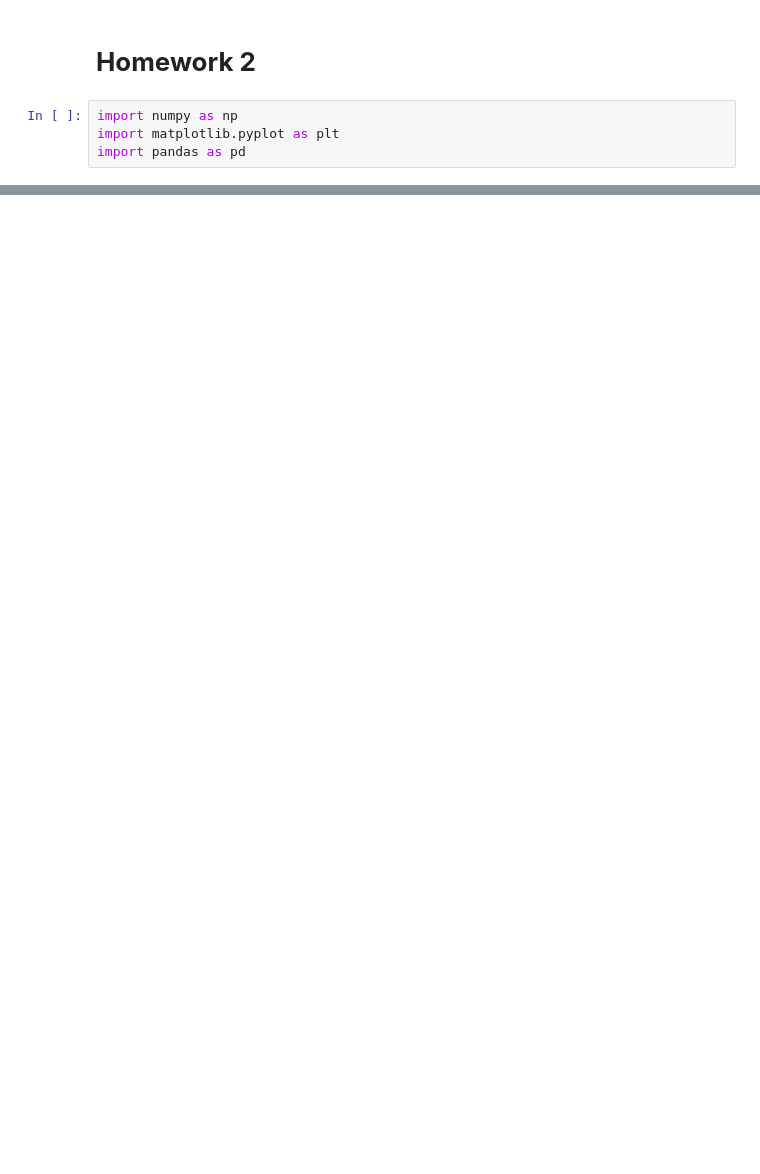
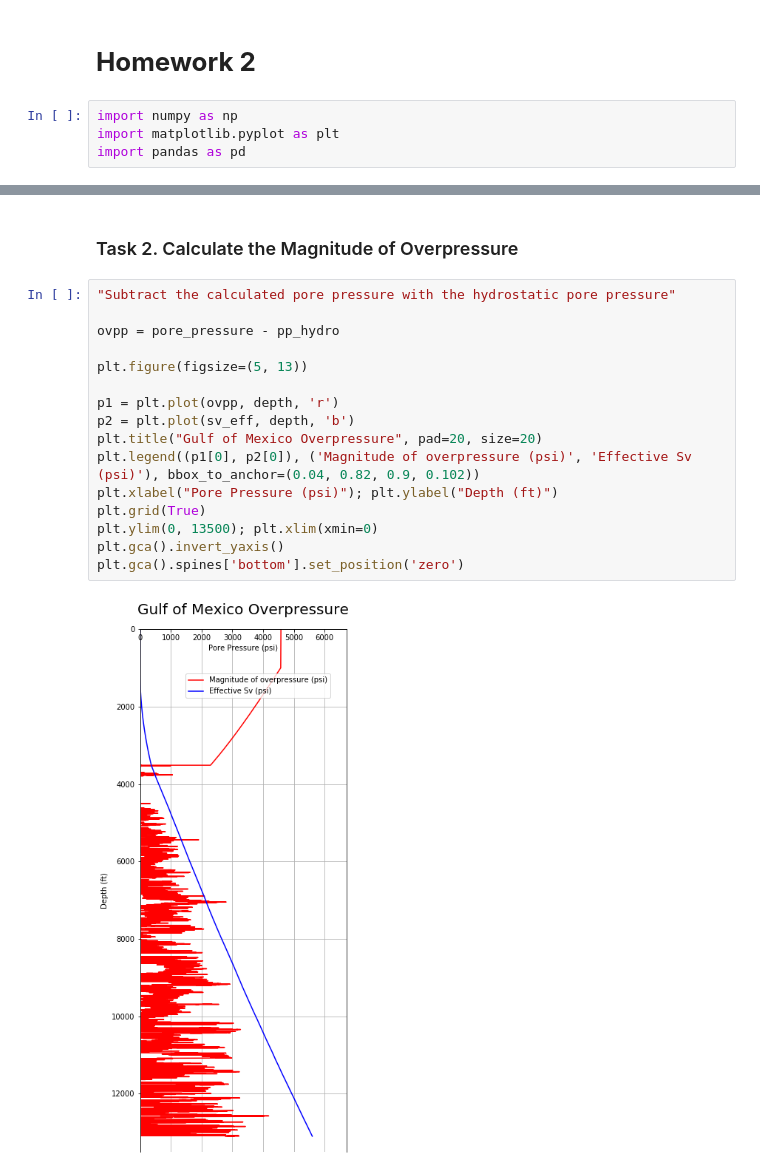
Before and after one commit to yohanesnuwara/reservoir-geomechanics, a Jupyter notebook: homework 2/homework2.ipynb, the cells around one changed output, grey strips where cells are left out. Drawn from its saved outputs; the diff is of its cells as text; blank space fills up the shorter version.

```diff
--- a/homework 2/homework2.ipynb
+++ b/homework 2/homework2.ipynb
@@ -18,0 +110,20 @@ Unpacking objects: 100% (44/44), done.
+# %% [markdown]
+### Task 2. Calculate the Magnitude of Overpressure
+# %%
+"Subtract the calculated pore pressure with the hydrostatic pore pressure"
+
+ovpp = pore_pressure - pp_hydro
+
+plt.figure(figsize=(5, 13))
+
+p1 = plt.plot(ovpp, depth, 'r')
+p2 = plt.plot(sv_eff, depth, 'b')
+plt.title("Gulf of Mexico Overpressure", pad=20, size=20)
+plt.legend((p1[0], p2[0]), ('Magnitude of overpressure (psi)', 'Effective Sv (psi)'), bbox_to_anchor=(0.04, 0.82, 0.9, 0.102))
+plt.xlabel("Pore Pressure (psi)"); plt.ylabel("Depth (ft)")
+plt.grid(True)
+plt.ylim(0, 13500); plt.xlim(xmin=0)
+plt.gca().invert_yaxis()
+plt.gca().spines['bottom'].set_position('zero')
+# %% [output]
+[figure, added]
```
Also changed, not shown: parts of 7 cells of this notebook.
